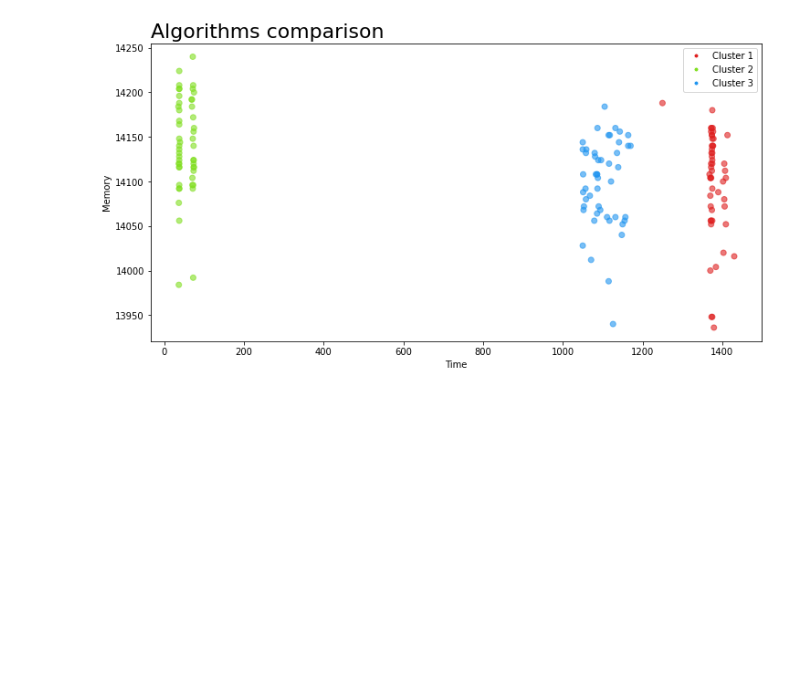
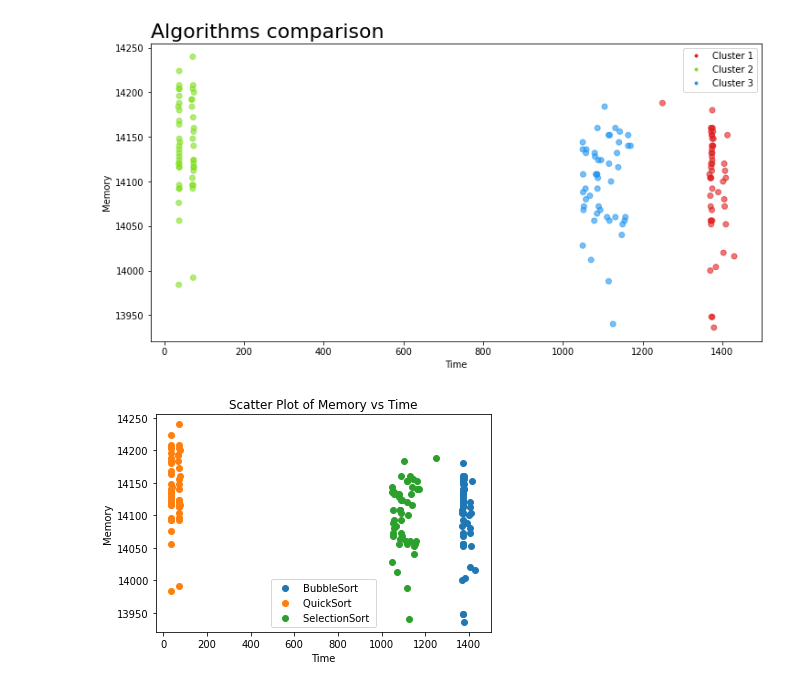
Before and after one commit to realRunlo/EnergyMeasurement, a Jupyter notebook: notebooks/clustering.ipynb, the cells around one changed output. Saved outputs shown, nothing was run; the diff lists cells and outputs as text; code cells hidden in the pictures; blank space fills up the shorter version.

```diff
--- a/notebooks/clustering.ipynb
+++ b/notebooks/clustering.ipynb
@@ -75,6 +75,33 @@ plt.show()
 # %% [output]
 [figure]
 [figure]
+# %%
+df_clusterResult = df[(df['Language'] == "Python Interpreted ") & (df['PowerLimit'] == 1000) &(df['Size']== 5000)]
+
+df_clusterResult = df_clusterResult[['Program', 'Memory', 'Time']]
+
+# Group the programs
+grouped_data = df_clusterResult.groupby('Program')
+
+# Create a scatter plot for each group
+fig, ax = plt.subplots()
+
+for program, group in grouped_data:
+    ax.scatter(group['Time'], group['Memory'], label=program)
+
+
+# Set plot labels and title
+ax.set_xlabel('Time')
+ax.set_ylabel('Memory')
+ax.set_title('Scatter Plot of Memory vs Time')
+
+# Add a legend
+ax.legend()
+
+# Display the plot
+plt.show()
+# %% [output]
+[figure, added]
 # %%
 import pandas as pd
 import matplotlib.pyplot as plt
```
Also changed, not shown: parts of 3 cells of this notebook.
